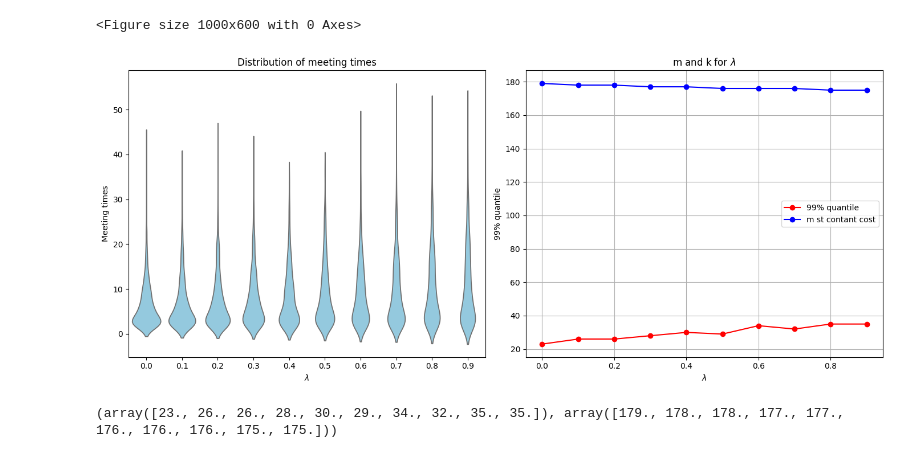
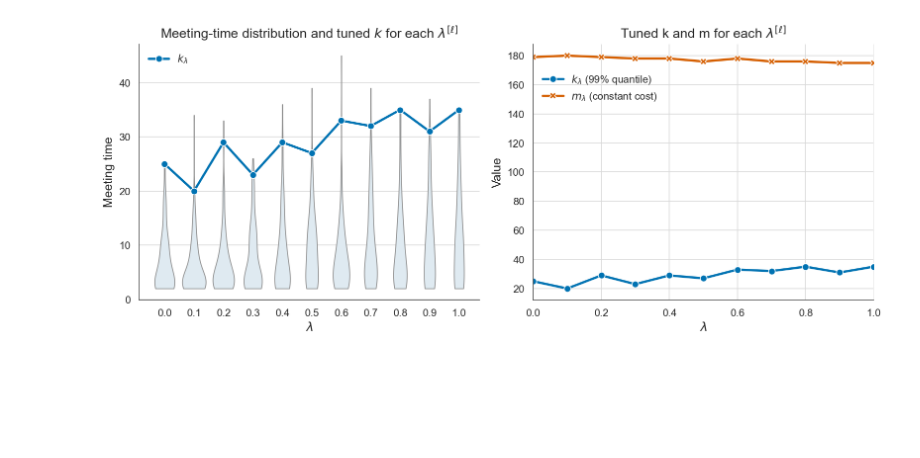
Before and after one commit to MohamedKeteb/constantpathsampling, a Jupyter notebook: normal_exp.ipynb, the cells around one changed output. Drawn from its saved outputs; the diff is of its cells as text; code cells hidden in the pictures; blank space fills up the shorter version.

```diff
--- a/normal_exp.ipynb
+++ b/normal_exp.ipynb
@@ -1,15 +1,13 @@
 # %%
 from src import *
 # %%
-lambda_grid = np.arange(0, 10) / 10  # 0, 0.1, ..., 1.0
-nrep = 1000
+lambda_grid = np.arange(0, 11) / 10  # 0, 0.1, ..., 1.0
+nrep = 100
 sigmaq = 1
 lag = 1
 # %%
-simu = tune_km(k=20, m=100, lag=lag, lambda_grid=lambda_grid, nrep=nrep, sigmaq=sigmaq)
-print(simu)
+km_grid = tune_km_grid(lambda_grid, lag = lag, sigmaq = sigmaq, nrep = nrep)
+plot_km_grid(lambda_grid, lag = lag, sigmaq = sigmaq, nrep = nrep)
 # %% [output]
-<Figure size 1000x600 with 0 Axes>
-[figure, old version]
+[figure, new version]
-(array([23., 26., 26., 28., 30., 29., 34., 32., 35., 35.]), array([179., 178., 178., 177., 177., 176., 176., 176., 175., 175.]))
 # %%
```
Also changed, not shown: parts of 4 cells of this notebook.
